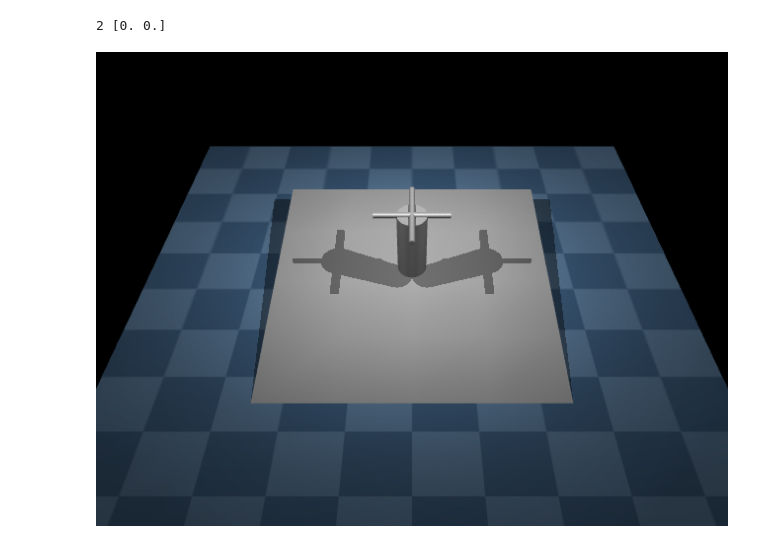
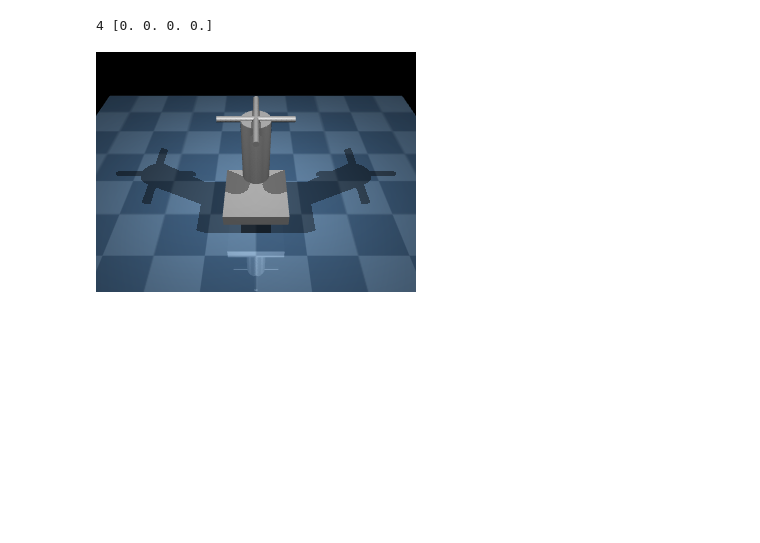
Before and after one commit to brn-dev/swarm-bots, a Jupyter notebook: main-Copy1.ipynb, the cells around one changed output. Drawn from its saved outputs; the diff is of its cells as text; code cells hidden in the pictures; blank space fills up the shorter version.

```diff
--- a/main-Copy1.ipynb
+++ b/main-Copy1.ipynb
@@ -21,44 +18,43 @@ RENDER_HEIGHT = 480
 # %%
 env = mjcf.RootElement()
-
-getattr(env.visual, 'global').offwidth = RENDER_WIDTH
-getattr(env.visual, 'global').offheight = RENDER_HEIGHT
 
 chequered = env.asset.add('texture', type='2d', builtin='checker', width=300,
                             height=300, rgb1=[.2, .3, .4], rgb2=[.3, .4, .5])
 grid = env.asset.add('material', name='grid', texture=chequered,
                        texrepeat=[5, 5], reflectance=.2)
 env.worldbody.add('geom', type='plane', size=[2, 2, .1], material=grid)
 
 for x in [-2, 2]:
   env.worldbody.add('light', pos=[x, -1, 3], dir=[-x, 1, -2])
 
 unit1 = mjcf.RootElement()
 unit1.compiler.angle = 'radian'
 
 body = unit1.worldbody.add('body')
-body.add('geom', type='box', size=[1, 0.1, 1])
+body.add('geom', type='box', size=[0.25, 0.05, 0.25])
 
 appendage = body.add('body', pos=[0, -0.25, 0])
 appendage.add('geom',  type='cylinder', fromto=[0, 0, 0, 0, -0.5, 0], size=[0.1])
 appendage.add('geom', type='cylinder', fromto=[-0.25, -0.5, 0, 0.25, -0.5, 0], size=[0.02])
 appendage.add('geom', type='cylinder', fromto=[0, -0.5, -0.25, 0, -0.5, 0.25], size=[0.02])
 # appendage.add('joint', type='ball', range=[0, 0])#, range=[0, np.pi/2])
 hinge1 = appendage.add('joint', type='hinge', axis=[0, 0, 1], range=[-np.pi/3, np.pi/3])
 hinge2 = appendage.add('joint', type='hinge', axis=[1, 0, 0], range=[-np.pi/3, np.pi/3])
 unit1.actuator.add('motor', joint=hinge1)
 unit1.actuator.add('motor', joint=hinge2)
 
 # spawn_site = env.worldbody.add('site', pos=[0, 0, 5], euler=[np.pi/2, 0, 0]) #, euler=[0, np.pi, 0])#, zaxis=[-np.sqrt(2/9), np.sqrt(2/3), -1/3])#euler=[0, np.pi, np.pi/2])
-spawn_site = env.worldbody.add('site', pos=[0, 0, 0], euler=[-np.pi/2 + 0.1, 0, 0])
-spawn_site.attach(unit1) #.add('freejoint')
+spawn_site = env.worldbody.add('site', pos=[0, 0, 0.25], euler=[-np.pi/2 - 0.0, 0, 0])
+unit1 = spawn_site.attach(unit1) #.add('freejoint')
+unit1.add('joint', type='slide', axis=[0, 0, 1], name='s1')
+unit1.add('joint', type='slide', axis=[1, 0, 0], name='s2')
 
 cam = env.worldbody.add('camera', mode='targetbody', target=appendage, pos=[0, 1.5, 1])
 
 physics = mjcf.Physics.from_mjcf_model(env)
 
 print(physics.data.qvel.size, physics.data.qvel)
-PIL.Image.fromarray(physics.render(width=RENDER_WIDTH, height=RENDER_HEIGHT, camera_id=-1))
+PIL.Image.fromarray(physics.render(camera_id=-1))
 # %% [output]
-2 [0. 0.]
+4 [0. 0. 0. 0.]
-[figure, old version]
+[figure, new version]
```
Also changed, not shown: parts of 6 cells of this notebook, 3 other files.
